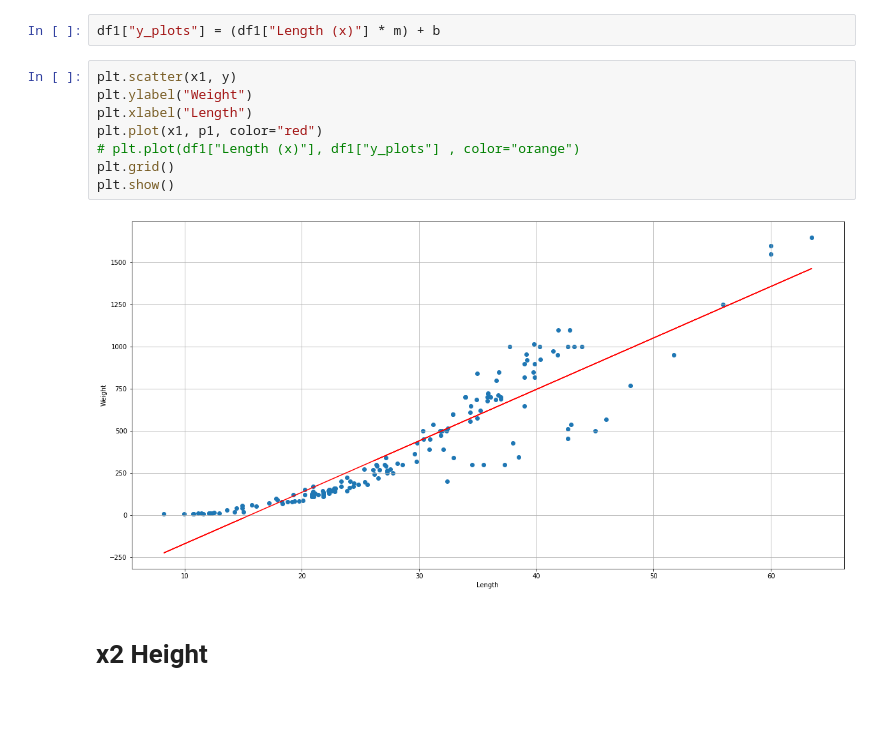
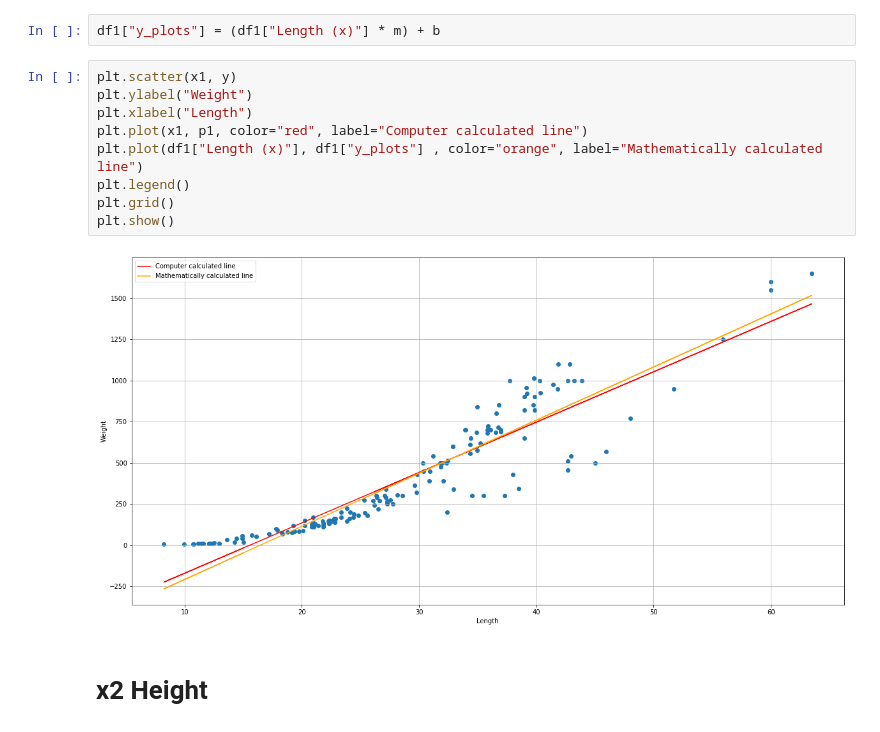
Before and after one commit to Sriram-bb63/Linear-regression, a Jupyter notebook: linear regression.ipynb, the cells around one changed output. Cells and saved outputs as stored; diff of their text form.

```diff
--- a/linear regression.ipynb
+++ b/linear regression.ipynb
@@ -80,13 +80,14 @@ df1["y_plots"] = (df1["Length (x)"] * m) + b
 # %%
 plt.scatter(x1, y)
 plt.ylabel("Weight")
 plt.xlabel("Length")
-plt.plot(x1, p1, color="red")
-# plt.plot(df1["Length (x)"], df1["y_plots"] , color="orange")
+plt.plot(x1, p1, color="red", label="Computer calculated line")
+plt.plot(df1["Length (x)"], df1["y_plots"] , color="orange", label="Mathematically calculated line")
+plt.legend()
 plt.grid()
 plt.show()
 # %% [output]
-[figure, old version]
+[figure, new version]
 # %% [markdown]
 # x2 Height
 # %%
```
Also changed, not shown: parts of 4 cells of this notebook.
